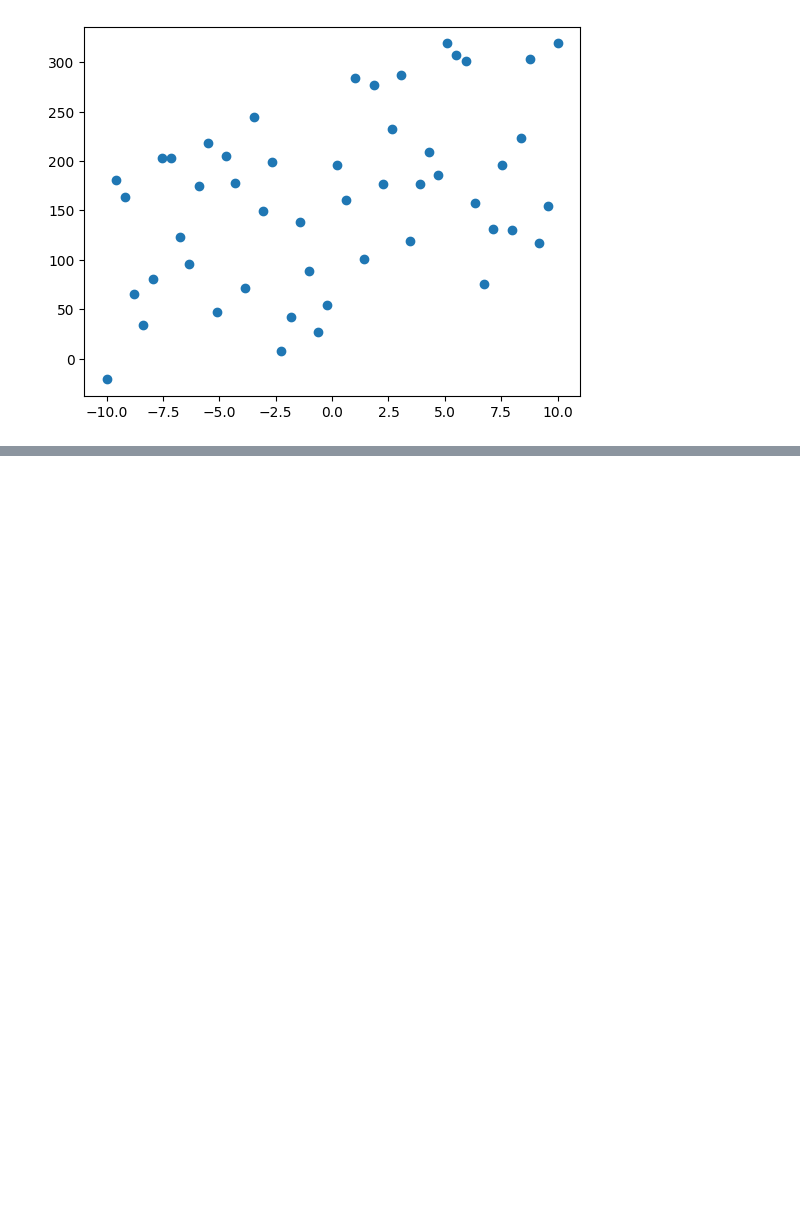
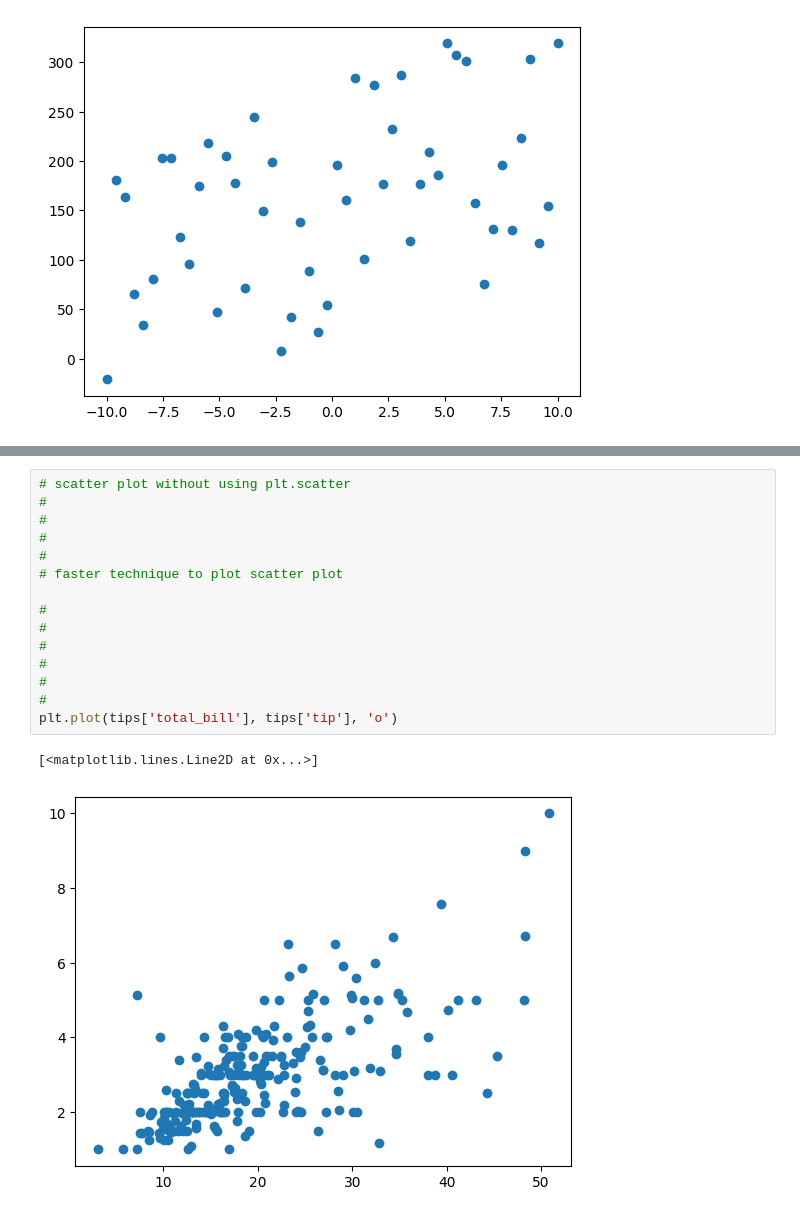
Before and after one commit to ShauryaPrakashVerma/Python_for_AI, a Jupyter notebook: Matplotlib.ipynb, the cells around one changed output, grey strips where cells are left out. Cells and saved outputs as stored; diff of their text form; blank space fills up the shorter version.

```diff
--- a/Matplotlib.ipynb
+++ b/Matplotlib.ipynb
@@ -157,0 +180,18 @@ plt.scatter(x,y)
+# %%
+# scatter plot without using plt.scatter
+#
+#
+#
+#
+# faster technique to plot scatter plot
+
+#
+#
+#
+#
+#
+#
+plt.plot(tips['total_bill'], tips['tip'], 'o')
+# %% [output]
+[<matplotlib.lines.Line2D at 0x...>]
+[figure, added]
```
Also changed, not shown: parts of 31 cells of this notebook.
